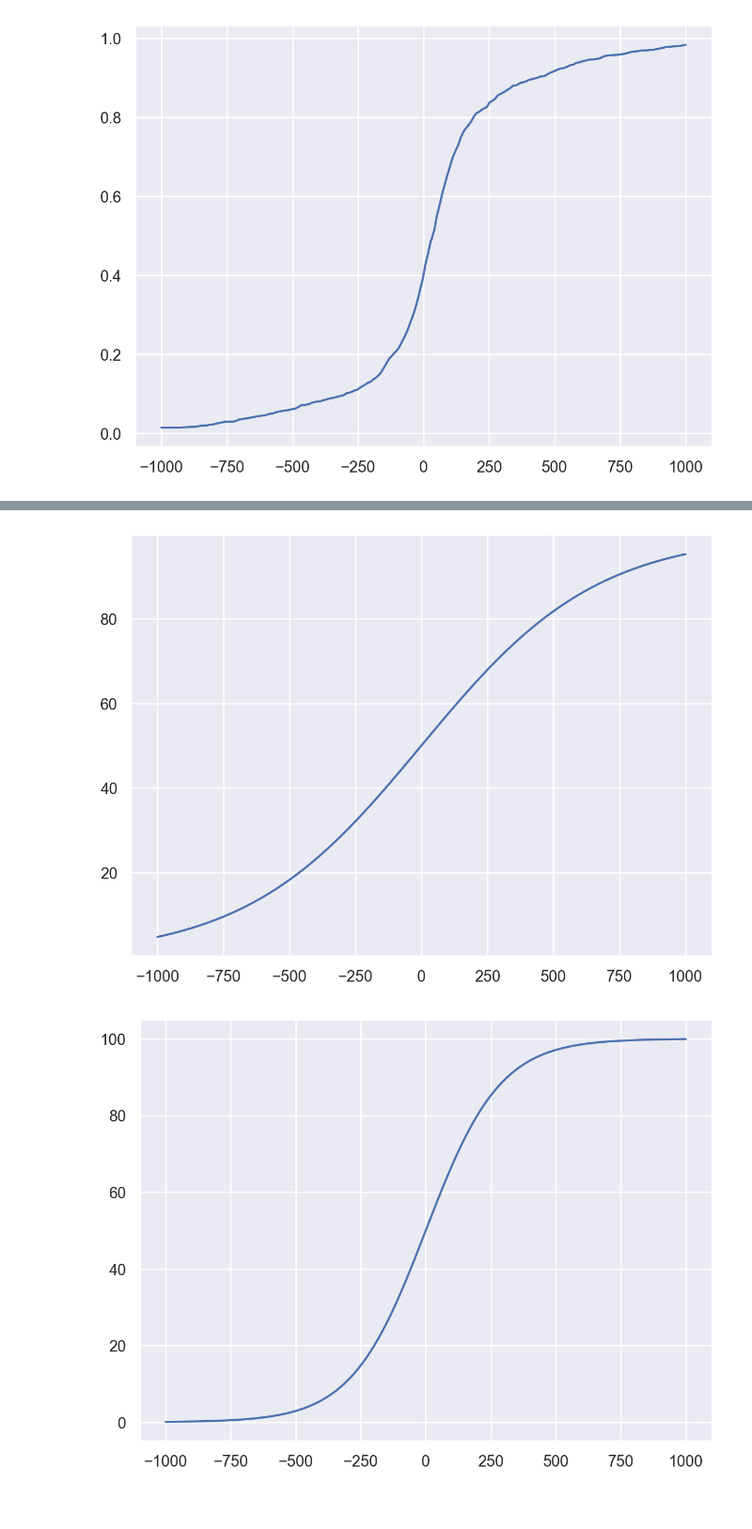
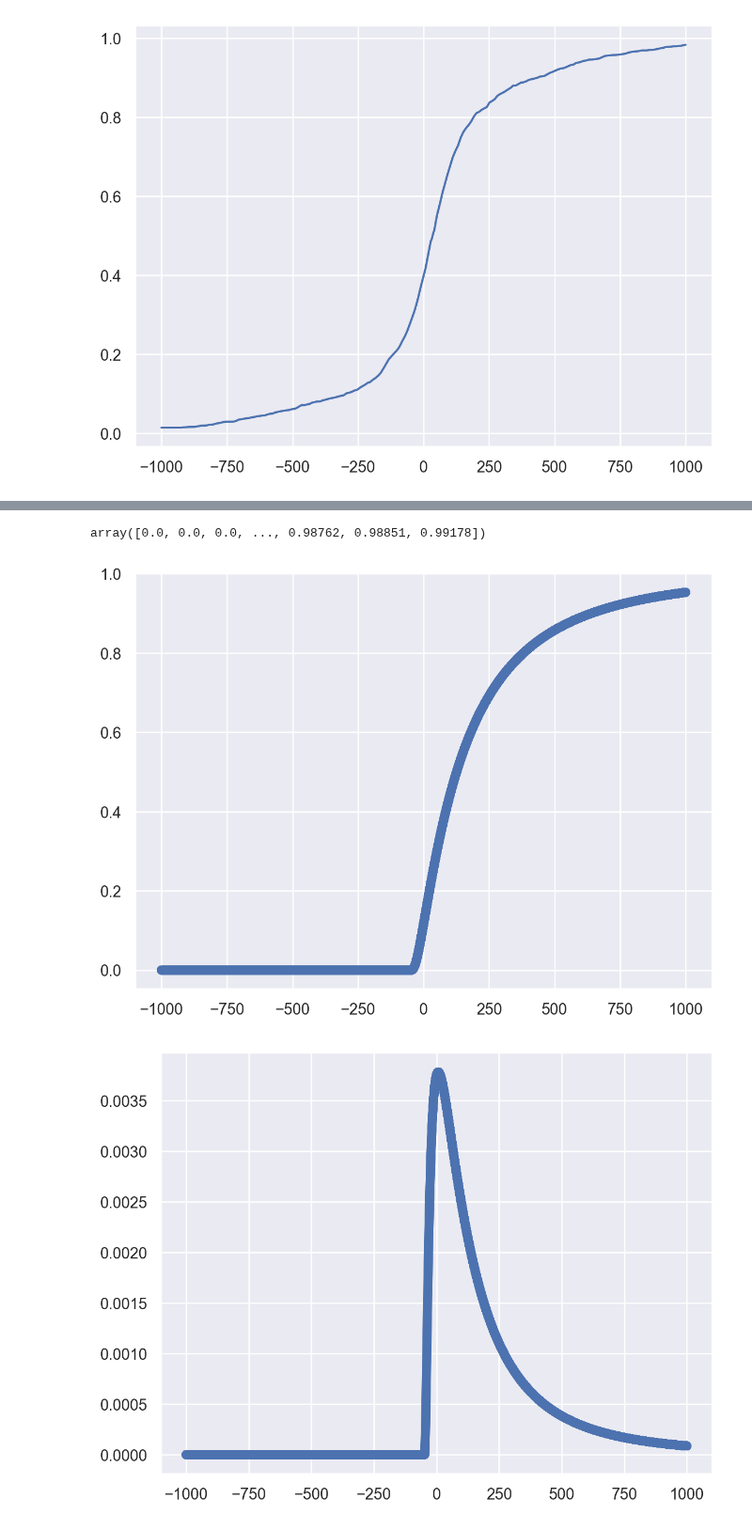
Before and after one commit to SandroMartens/Lichess-Win-Predictions, a Jupyter notebook: new.ipynb, the cells around one changed output, grey strips where cells are left out. Shown at 94% size. Drawn from its saved outputs; the diff is of its cells as text; code cells hidden in the pictures.

Commit message:
added graphs/Theories

```diff
--- a/new.ipynb
+++ b/new.ipynb
@@ -39,6 +42,7 @@ query_white = """
     WHERE
         g.result == 1
         AND p.eval is not NULL
+        AND p.eval
     """
 
 query_black = """
@@ -58,8 +62,8 @@ query_black = """
     WHERE
         g.result == -1
         AND p.eval is not NULL
+        AND p.eval
     """
-
 
 
 with sqlite3.connect("games.sqlite") as con:
@@ -112,0 +115,2 @@ curve_fit(win_proba, xdata=xs, ydata=(dist1.cdf(xs) + dist2.cdf(xs)) * 0.5 * 100
+# %%
+a = pd.concat([min_evals_white, min_evals_black])
@@ -113,12 +126,17 @@ curve_fit(win_proba, xdata=xs, ydata=(dist1.cdf(xs) + dist2.cdf(xs)) * 0.5 * 100
+# %%
+dist3.cdf(np.arange(-100, 10000, 10))
+# %% [output]
+array([0.0, 0.0, 0.0, ..., 0.98762, 0.98851, 0.99178])
+# %%
+
+dist = scipy.stats.powernorm
+dist = scipy.stats.pareto
+dist = scipy.stats.lognorm
 # %%
-so.Plot(x=xs, y=win_proba(xs, 0.003)) .add(
-    so.Line(),
-)
+so.Plot(x=xs, y=dist.cdf(xs, *dist.fit(a))).add(so.Dot())
 # %% [output]
-[figure, old version]
+[figure, new version]
 # %%
-so.Plot(x=xs, y=win_proba(xs, 0.007)) .add(
-    so.Line(),
-)
+so.Plot(x=xs, y=dist.pdf(xs, *dist.fit(a))).add(so.Dot())
 # %% [output]
-[figure, old version]
+[figure, new version]
```
Also changed, not shown: parts of 10 cells of this notebook.
